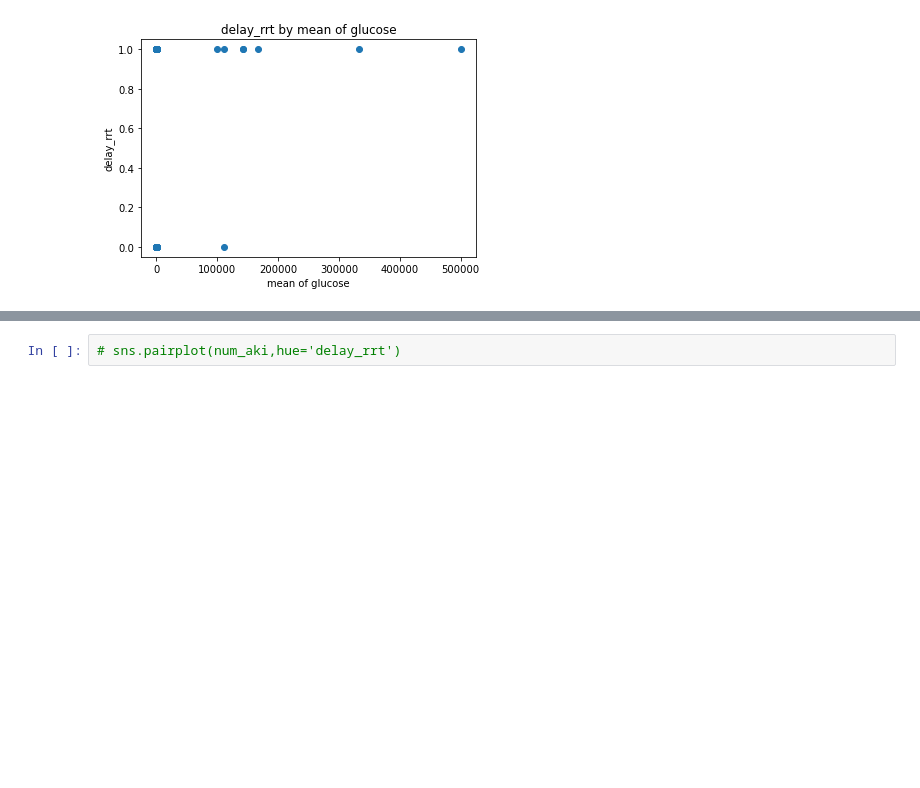
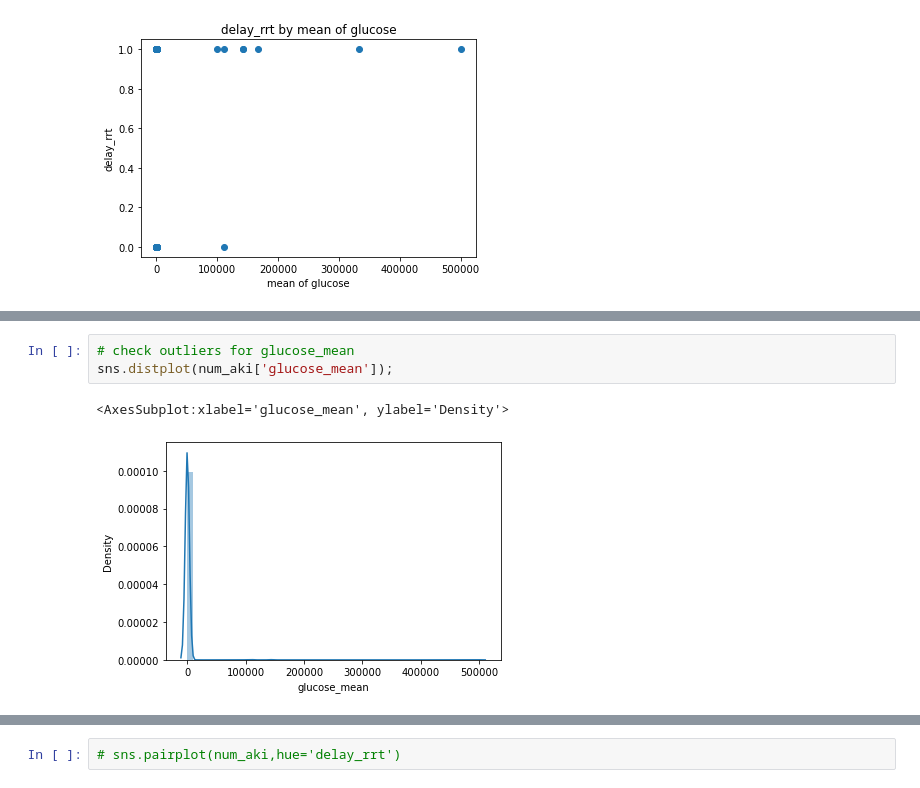
Before and after one commit to doscsy12/AKI_rrt, a Jupyter notebook: data_cleaning_EDA.ipynb, the cells around one changed output, grey strips where cells are left out. Drawn from its saved outputs; the diff is of its cells as text; blank space fills up the shorter version.

```diff
--- a/data_cleaning_EDA.ipynb
+++ b/data_cleaning_EDA.ipynb
@@ -525,0 +538,6 @@ plt.ylabel('delay_rrt');
+# %%
+# check outliers for glucose_mean
+sns.distplot(num_aki['glucose_mean']);
+# %% [output]
+<AxesSubplot:xlabel='glucose_mean', ylabel='Density'>
+[figure, added]
```
Also changed, not shown: parts of 2 cells of this notebook.
